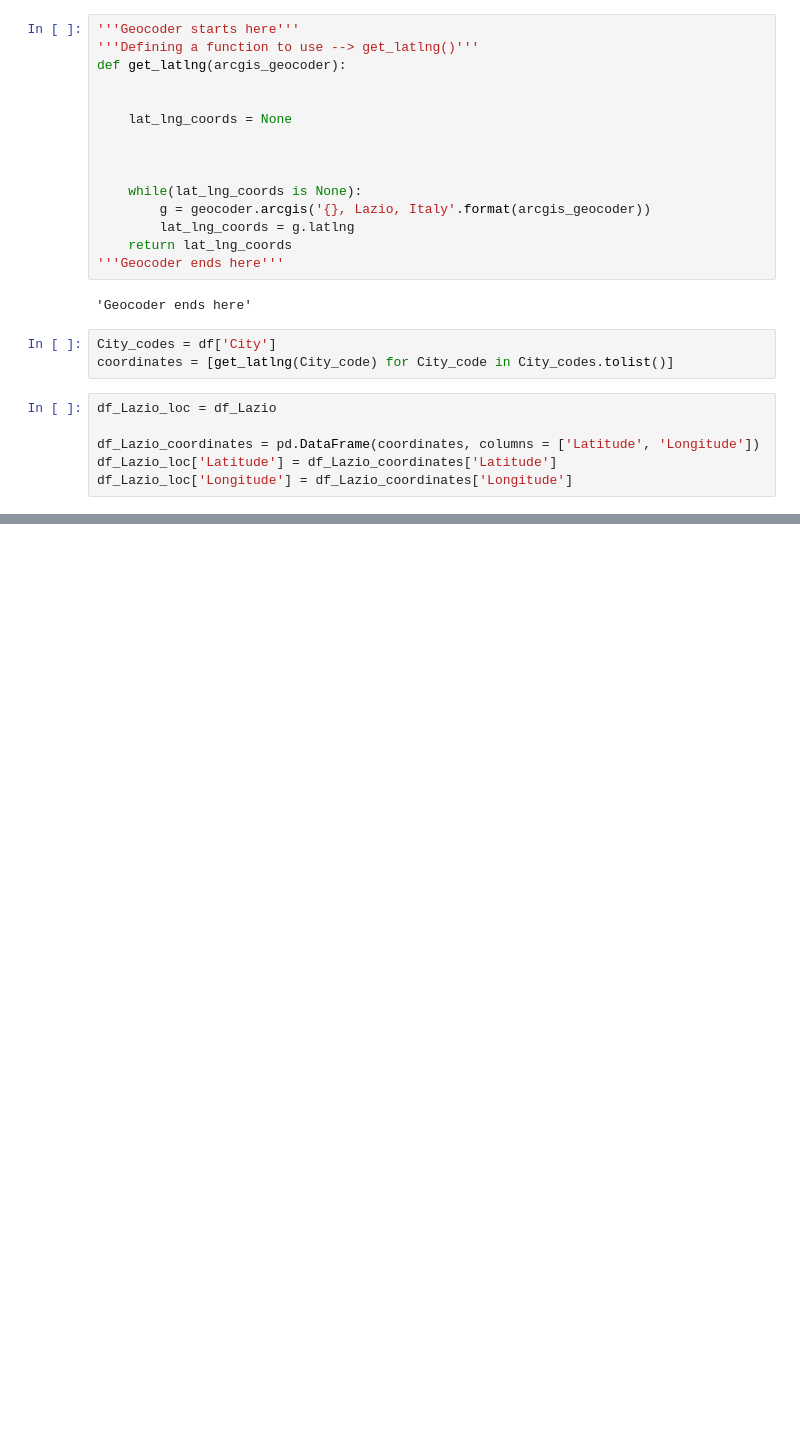
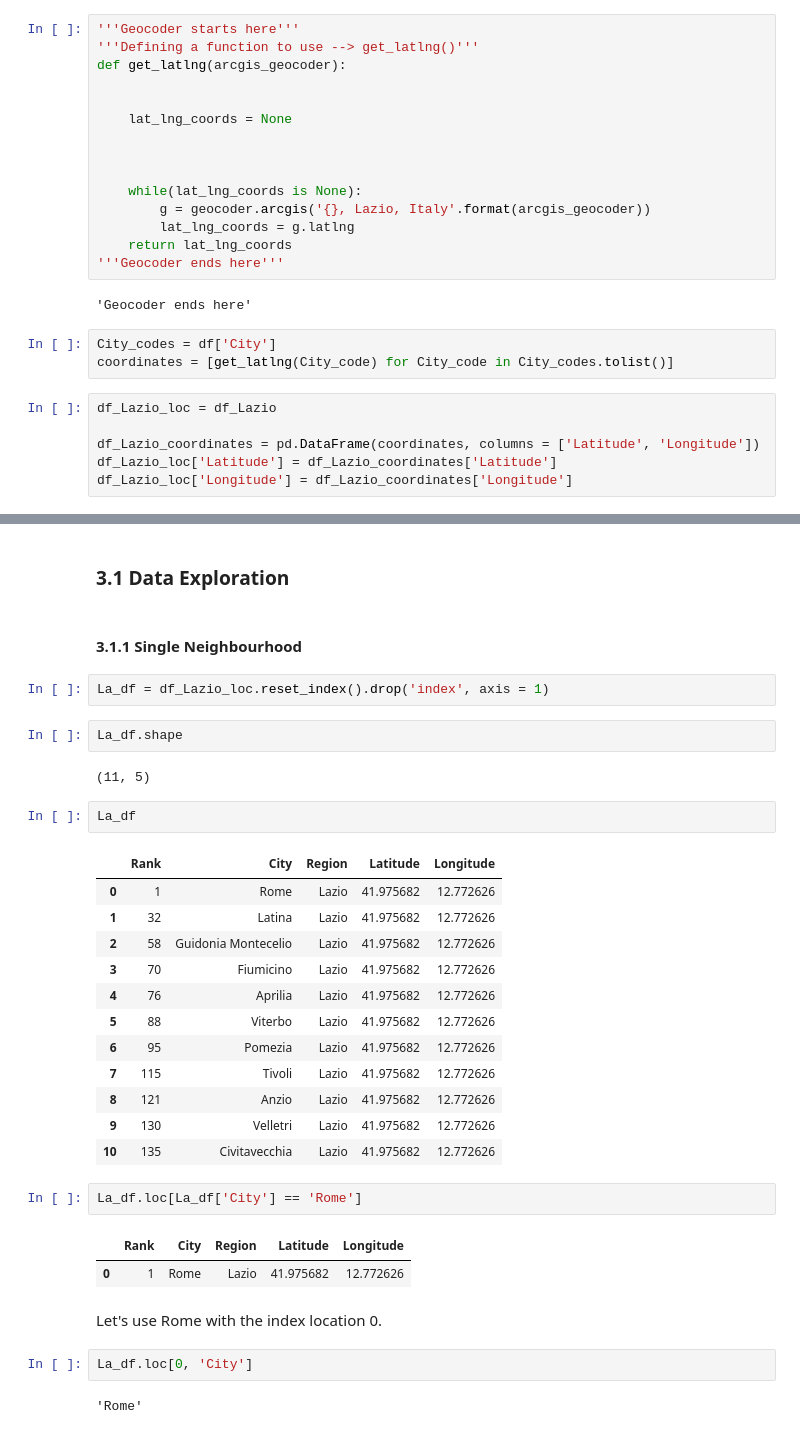
Before and after one commit to alkhaja5/applied-data-science-capstone-ibm-assignment, a Jupyter notebook: Battle of Neighbourhoods - Week 1.ipynb, the cells around one changed output, grey strips where cells are left out. Cells and saved outputs as stored; diff of their text form; blank space fills up the shorter version.

```diff
--- a/Battle of Neighbourhoods - Week 1.ipynb
+++ b/Battle of Neighbourhoods - Week 1.ipynb
@@ -149,0 +249,36 @@ df_Lazio_loc.head()
+# %% [markdown]
+### 3.1 Data Exploration
+# %% [markdown]
+#### 3.1.1 Single Neighbourhood
+# %%
+La_df = df_Lazio_loc.reset_index().drop('index', axis = 1)
+# %%
+La_df.shape
+# %% [output]
+(11, 5)
+# %%
+La_df
+# %% [output]
+|  | Rank | City | Region | Latitude | Longitude |
+| 0 | 1 | Rome | Lazio | 41.975682 | 12.772626 |
+| 1 | 32 | Latina | Lazio | 41.975682 | 12.772626 |
+| 2 | 58 | Guidonia Montecelio | Lazio | 41.975682 | 12.772626 |
+| 3 | 70 | Fiumicino | Lazio | 41.975682 | 12.772626 |
+| 4 | 76 | Aprilia | Lazio | 41.975682 | 12.772626 |
+| 5 | 88 | Viterbo | Lazio | 41.975682 | 12.772626 |
+| 6 | 95 | Pomezia | Lazio | 41.975682 | 12.772626 |
+| 7 | 115 | Tivoli | Lazio | 41.975682 | 12.772626 |
+| 8 | 121 | Anzio | Lazio | 41.975682 | 12.772626 |
+| 9 | 130 | Velletri | Lazio | 41.975682 | 12.772626 |
+| 10 | 135 | Civitavecchia | Lazio | 41.975682 | 12.772626 |
+# %%
+La_df.loc[La_df['City'] == 'Rome']
+# %% [output]
+|  | Rank | City | Region | Latitude | Longitude |
+| 0 | 1 | Rome | Lazio | 41.975682 | 12.772626 |
+# %% [markdown]
+Let's use Rome with the index location 0.
+# %%
+La_df.loc[0, 'City']
+# %% [output]
+'Rome'
```
Also changed, not shown: parts of 74 cells of this notebook.
